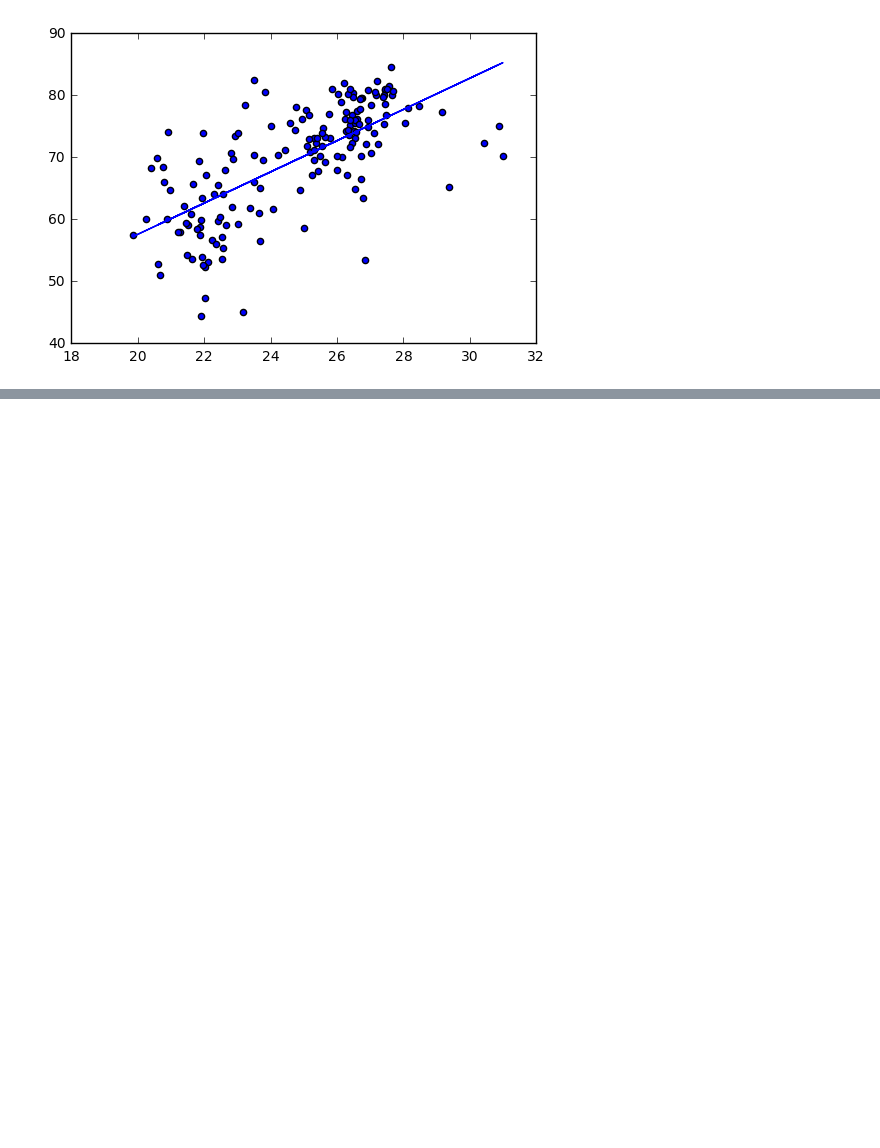
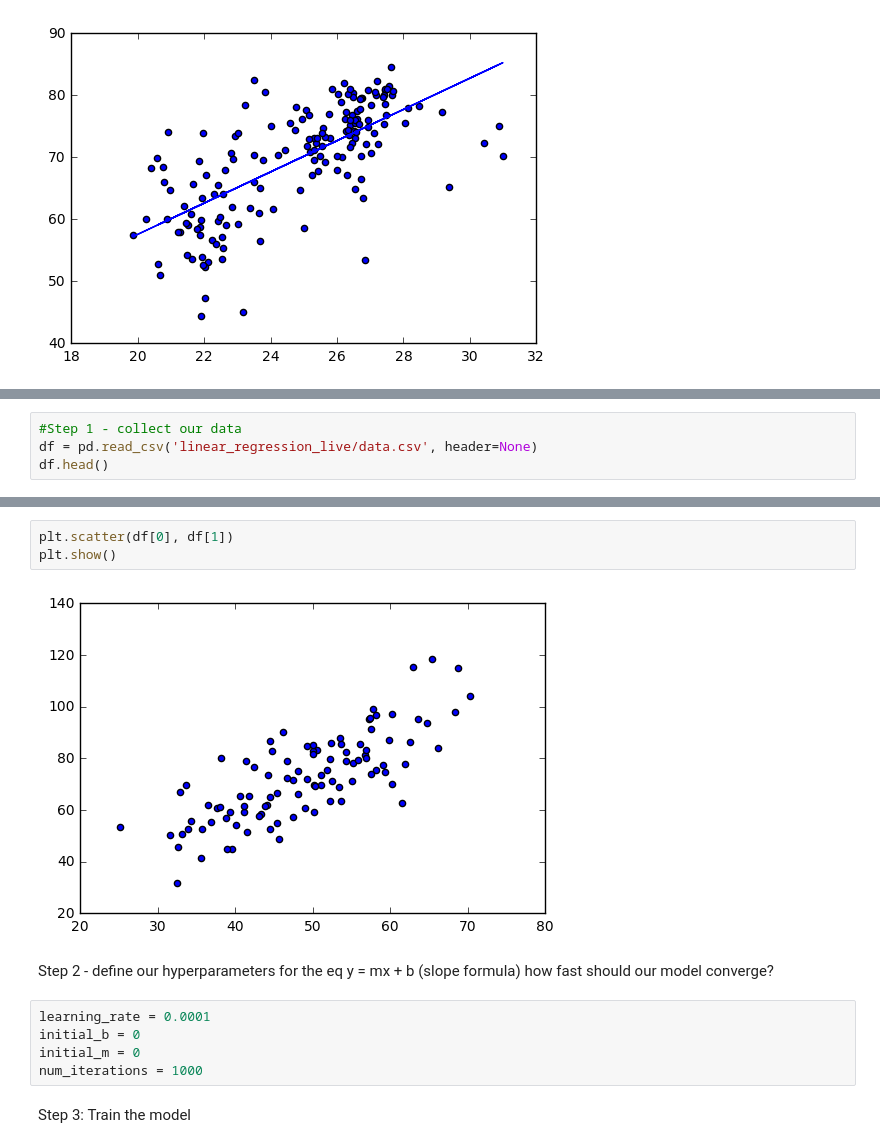
Before and after one commit to khalido/nd101, a Jupyter notebook: nd101_notes.ipynb, the cells around one changed output, grey strips where cells are left out. Saved outputs shown, nothing was run; the diff lists cells and outputs as text; blank space fills up the shorter version.

Commit message:
linear regression

```diff
--- a/nd101_notes.ipynb
+++ b/nd101_notes.ipynb
@@ -111,0 +153,4 @@ array([[ 60.31564716]])
+# %%
+#Step 1 - collect our data
+df = pd.read_csv('linear_regression_live/data.csv', header=None)
+df.head()
@@ -111,0 +174,15 @@ array([[ 60.31564716]])
+# %%
+plt.scatter(df[0], df[1])
+plt.show()
+# %% [output]
+[figure, added]
+# %% [markdown]
+Step 2 - define our hyperparameters for the eq y = mx + b (slope formula)
+how fast should our model converge?
+# %%
+learning_rate = 0.0001
+initial_b = 0
+initial_m = 0
+num_iterations = 1000
+# %% [markdown]
+Step 3: Train the model
```
Also changed, not shown: parts of 10 cells of this notebook, 3 other files.
